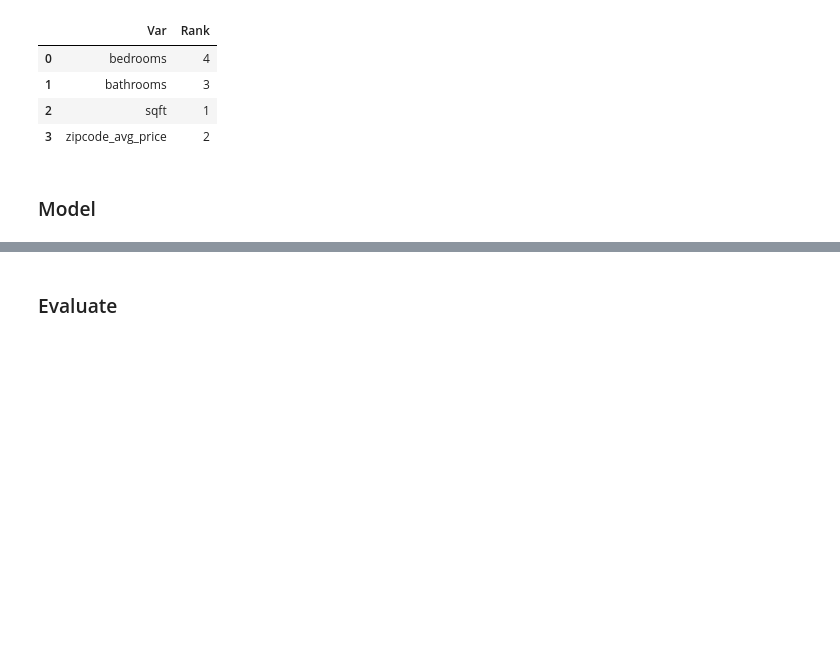
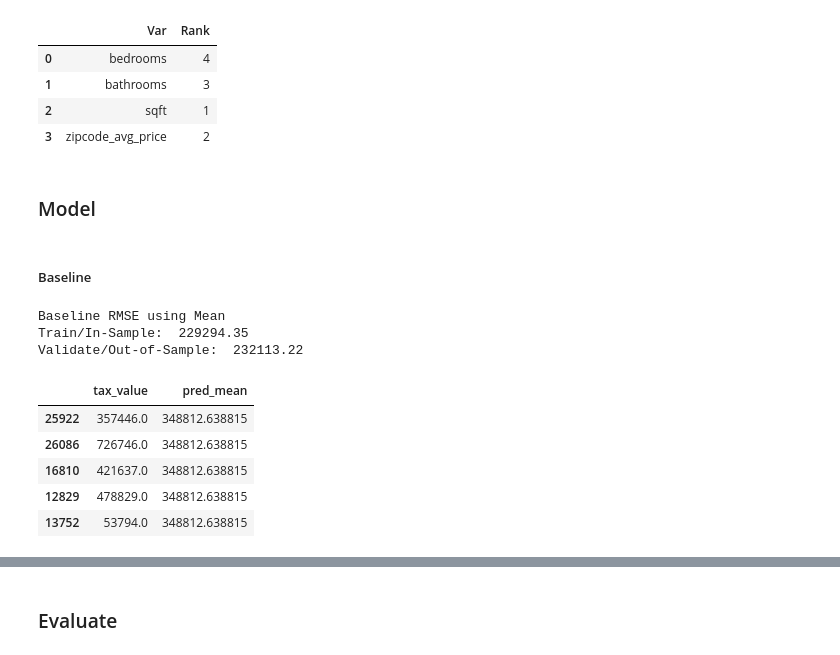
Before and after one commit to jeffakins/zillow_2017_project, a Jupyter notebook: zillow_project.ipynb, the cells around one changed output, grey strips where cells are left out. Cells and saved outputs as stored; diff of their text form; code cells hidden in the pictures; blank space fills up the shorter version.

```diff
--- a/zillow_project.ipynb
+++ b/zillow_project.ipynb
@@ -175,3 +187,19 @@ ee.rfe_output(X_train, y_train)
 | 3 | zipcode_avg_price | 2 |
 # %% [markdown]
 ### Model
+# %% [markdown]
+##### Baseline
+# %%
+# Baseline
+a,b = zm.baseline(y_train, y_validate)
+a.head()
+# %% [output]
+Baseline RMSE using Mean
+Train/In-Sample:  229294.35
+Validate/Out-of-Sample:  232113.22
+|  | tax_value | pred_mean |
+| 25922 | 357446.0 | 348812.638815 |
+| 26086 | 726746.0 | 348812.638815 |
+| 16810 | 421637.0 | 348812.638815 |
+| 12829 | 478829.0 | 348812.638815 |
+| 13752 | 53794.0 | 348812.638815 |
```
Also changed, not shown: parts of 19 cells of this notebook, 2 other files.
